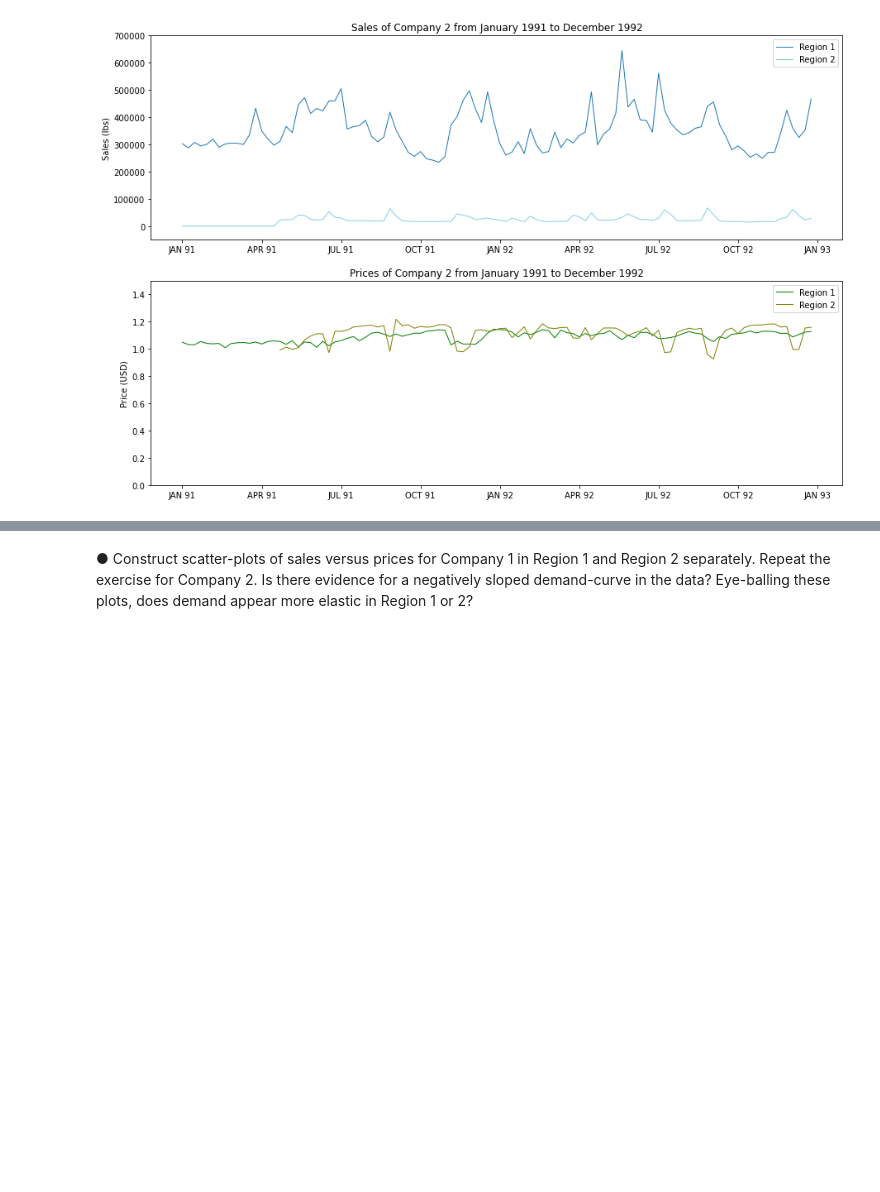
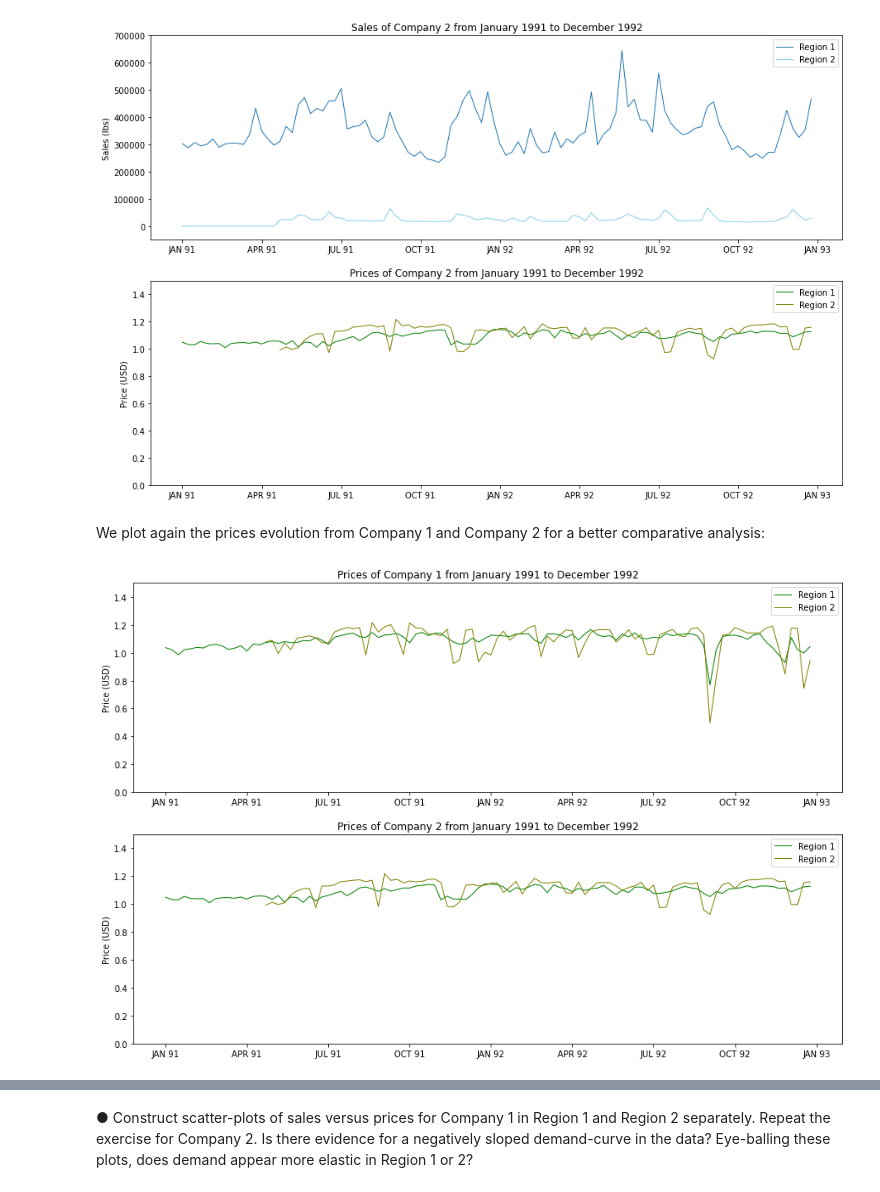
Before and after one commit to hinojosaad/Damavis-Challenge, a Jupyter notebook: Damavis Data Science Challenge.ipynb, the cells around one changed output, grey strips where cells are left out. Drawn from its saved outputs; the diff is of its cells as text; code cells hidden in the pictures; blank space fills up the shorter version.

```diff
--- a/Damavis Data Science Challenge.ipynb
+++ b/Damavis Data Science Challenge.ipynb
@@ -248,3 +248,41 @@ ax2.set_ylim(0,1.5)
 plt.show()
 # %% [output]
 [figure]
+# %% [markdown]
+We plot again the prices evolution from Company 1 and Company 2 for a better comparative analysis:
+# %%
+#time series plot with the prices of Company 1 and Company 2
+
+fig, [ax1, ax2] = plt.subplots(2, 1, figsize=(15,10))
+
+#plot of Company 1
+
+ax1.set_title("Prices of Company 1 from January 1991 to December 1992")
+
+ax1.plot(R1_C1["Price_USD"],label="Region 1" , color ='green',linewidth=1)
+ax1.plot(R2_C1["Price_USD"],label="Region 2",linewidth=1 , color ='olive')
+ax1.legend(loc="upper right")
+
+ax1.set_xticks(ticks=[0,13,26,39,52,65,78,91,104],
+               labels =["JAN 91","APR 91", "JUL 91","OCT 91","JAN 92","APR 92", "JUL 92","OCT 92","JAN 93"])
+
+ax1.set_ylabel("Price (USD)")
+ax1.set_ylim(0,1.5)
+
+#plot of Company 2
+
+ax2.set_title("Prices of Company 2 from January 1991 to December 1992")
+
+ax2.plot(R1_C2["Price_USD"],label="Region 1" , color ='green',linewidth=1)
+ax2.plot(R2_C2["Price_USD"],label="Region 2",linewidth=1 , color ='olive')
+ax2.legend(loc="upper right")
+
+ax2.set_xticks(ticks=[0,13,26,39,52,65,78,91,104],
+               labels =["JAN 91","APR 91", "JUL 91","OCT 91","JAN 92","APR 92", "JUL 92","OCT 92","JAN 93"])
+
+ax2.set_ylabel("Price (USD)")
+ax2.set_ylim(0,1.5)
+
+plt.show()
+# %% [output]
+[figure, added]
```
Also changed, not shown: parts of 8 cells of this notebook.
